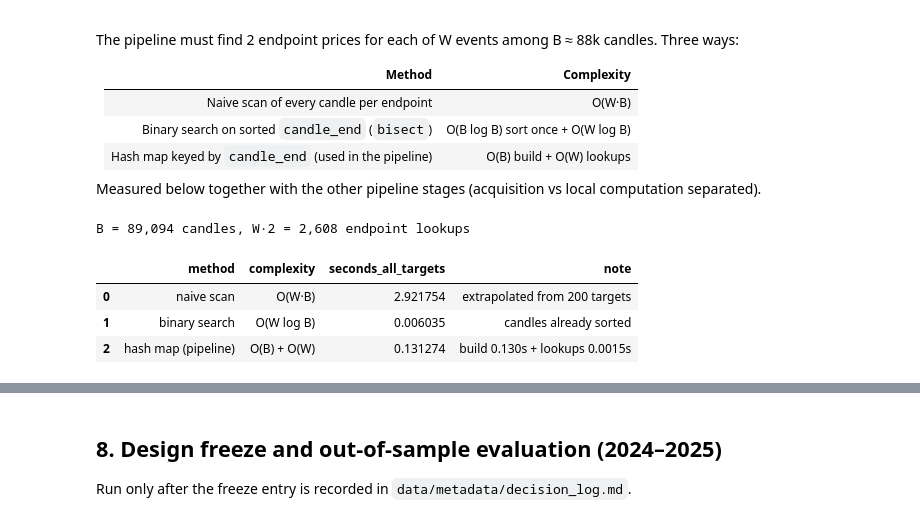
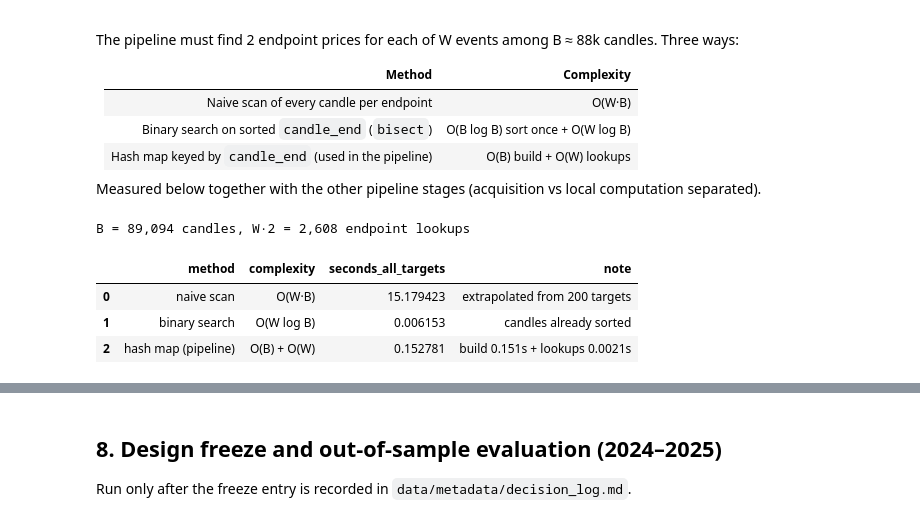
Before and after one commit to MertAyranci/priced-by-the-bell, a Jupyter notebook: notebook.ipynb, the cells around one changed output, grey strips where cells are left out. Drawn from its saved outputs; the diff is of its cells as text; code cells hidden in the pictures.

Commit message:
Fair naive-scan timing, fail-fast price validation, corrected network and README claims

```diff
--- a/notebook.ipynb
+++ b/notebook.ipynb
@@ -399,6 +397,8 @@ def clean_equity_data(frames, calendar, issues):
             raise ValueError(f"{ticker}: rows on non-session dates {list(extra)[:5]}")
         bad = (df[["Open", "High", "Low", "Close"]] <= 0).any(axis=1) | (
             df["High"] < df[["Open", "Close"]].max(axis=1)) | (df["Low"] > df[["Open", "Close"]].min(axis=1))
+        if bad.any():
+            raise ValueError(f"{ticker}: {int(bad.sum())} rows with non-positive or inconsistent OHLC prices")
         issues.append({"dataset": ticker, "issue": "OHLC inconsistent rows", "count": int(bad.sum())})
         n_div = int((df["Dividends"] != 0).sum())
         issues.append({"dataset": ticker, "issue": "cash dividend rows", "count": n_div})
@@ -682,8 +682,8 @@ def run_portfolio(signal_col, period, cost_bps, event_type="weekend", config=CON
         row, pnl_total = trades.loc[day], 0.0
         for t, w in config["weights"].items():
             o, cl = row[f"{t}_open"], row[f"{t}_close"]
-            if not (np.isfinite(o) and np.isfinite(cl)):
-                raise ValueError(f"{day.date()} {t}: missing execution price after entry decision")
+            if not (np.isfinite(o) and np.isfinite(cl) and o > 0 and cl > 0):
+                raise ValueError(f"{day.date()} {t}: missing or invalid execution price after entry decision")
             alloc = w * wealth
             shares = alloc / (o * (1 + c))
             proceeds = shares * cl * (1 - c)
@@ -1195,39 +1195,40 @@ def lookup_naive(t):
         if e == t:
             return c
     return np.nan
 
 
 def lookup_bisect(t):
     i = bisect_right(ends_list, t) - 1
     return closes_list[i] if i >= 0 and ends_list[i] == t else np.nan  # exact-match guard rejects stale rows
 
 
 def time_it(fn, reps=1):
     t0 = time.perf_counter()
     for _ in range(reps):
         res = fn()
     return (time.perf_counter() - t0) / reps, res
 
-naive_sample = targets[:200]  # naive version is too slow to run on all targets; scale linearly
+naive_idx = np.random.default_rng(CONFIG["seed"]).choice(len(targets), 200, replace=False)
+naive_sample = [targets[i] for i in naive_idx]    # naive version is too slow to run on all targets; scale linearly
 t_naive, r_naive = time_it(lambda: [lookup_naive(t) for t in naive_sample])
 t_bisect, r_bisect = time_it(lambda: [lookup_bisect(t) for t in targets], reps=3)
 t_build, lk = time_it(lambda: build_close_lookup(btc), reps=3)
 t_hash, r_hash = time_it(lambda: [completed_price(lk, t) for t in targets], reps=3)
-assert np.allclose(r_bisect, r_hash, equal_nan=True) and np.allclose(r_naive, r_hash[:200], equal_nan=True)
-
+assert np.allclose(r_bisect, r_hash, equal_nan=True)
+assert np.allclose(r_naive, [r_hash[i] for i in naive_idx], equal_nan=True)
 efficiency = pd.DataFrame([
     {"method": "naive scan", "complexity": "O(W·B)", "seconds_all_targets": t_naive * len(targets) / len(naive_sample), "note": "extrapolated from 200 targets"},
     {"method": "binary search", "complexity": "O(W log B)", "seconds_all_targets": t_bisect, "note": "candles already sorted"},
     {"method": "hash map (pipeline)", "complexity": "O(B) + O(W)", "seconds_all_targets": t_build + t_hash, "note": f"build {t_build:.3f}s + lookups {t_hash:.4f}s"},
 ])
 print(f"B = {len(btc):,} candles, W·2 = {len(targets):,} endpoint lookups")
 efficiency
 # %% [output]
 B = 89,094 candles, W·2 = 2,608 endpoint lookups
 |  | method | complexity | seconds_all_targets | note |
-| 0 | naive scan | O(W·B) | 2.921754 | extrapolated from 200 targets |
-| 1 | binary search | O(W log B) | 0.006035 | candles already sorted |
-| 2 | hash map (pipeline) | O(B) + O(W) | 0.131274 | build 0.130s + lookups 0.0015s |
+| 0 | naive scan | O(W·B) | 15.179423 | extrapolated from 200 targets |
+| 1 | binary search | O(W log B) | 0.006153 | candles already sorted |
+| 2 | hash map (pipeline) | O(B) + O(W) | 0.152781 | build 0.151s + lookups 0.0021s |
 # %%
 pd.Series(timing, name="seconds").to_frame().style.format("{:.3f}")
 # %% [output]
```
Also changed, not shown: parts of 5 cells of this notebook, 2 other files.
